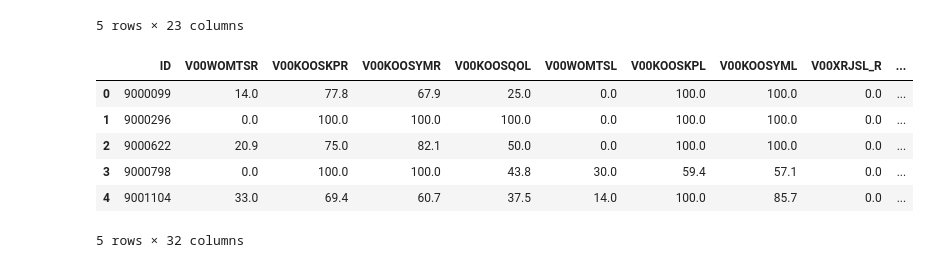
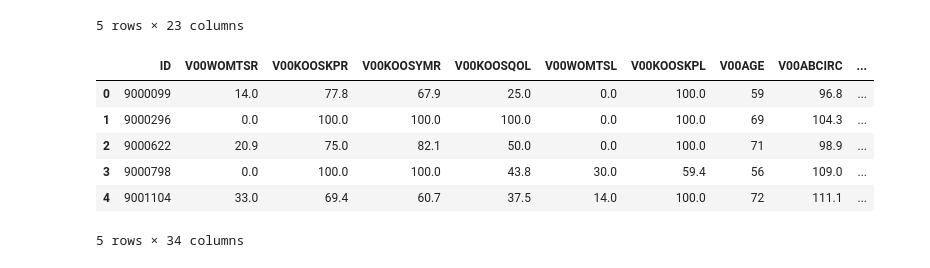
Before and after one commit to ulascanzorer/adlm-knee-osteoarthritis, a Jupyter notebook: inference/tabular.ipynb, the cells around one changed output. Saved outputs shown, nothing was run; the diff lists cells and outputs as text; code cells hidden in the pictures.

Commit message:
new variables

```diff
--- a/inference/tabular.ipynb
+++ b/inference/tabular.ipynb
@@ -18,4 +20,4 @@ df_4 = pd.read_csv(fourth_file_path, sep='|')
 clinical= df.copy()
 clinical2= df_2.copy()
 clinical3= df_3.copy()
-clinical3.head()
+clinical4= bio_df.copy()
@@ -35,12 +29,12 @@ with open('../variables_t.json', 'r') as file:
 columns_to_keep_first= ['ID']
 columns_to_keep_second= ['ID','SIDE']
 columns_to_keep_third= ['id']
-
+columns_to_keep_fourth= ['ID']
 
 # Extract the columns to keep from the allclinicall00 file for the symptoms (WOMAC and KOOS)
 columns_to_keep_first.extend(variables["VARIABLES"]["ALL_R"]["SYMPTOMS"])
-columns_to_keep_first.extend(variables["VARIABLES"]["ALL_L"]["SYMPTOMS"][:3])
-
+columns_to_keep_first.extend(variables["VARIABLES"]["ALL_L"]["SYMPTOMS"][:2])
+columns_to_keep_first.extend(variables["VARIABLES"]["ALL_L"]["BIO"][:2])
 #extract the columns to keep from the kxr_sq_bu00 file for the structure and kl grade
 columns_to_keep_second.extend(variables["VARIABLES"]["ALL_R"]["STRUCTURE"])
 columns_to_keep_second.extend(variables["VARIABLES"]["ALL_R"]["KL_GRADE"])
@@ -49,9 +43,17 @@ columns_to_keep_second.extend(variables["VARIABLES"]["ALL_R"]["KL_GRADE"])
 columns_to_keep_third.extend(variables["VARIABLES"]["ALL_R"]["SURGERY"])
 columns_to_keep_third.extend(variables["VARIABLES"]["ALL_L"]["SURGERY"])
 
+columns_to_keep_fourth.extend(variables["VARIABLES"]["ALL_R"]["BIO"][2:])
 clinical = clinical[columns_to_keep_first]
 clinical2 = clinical2[columns_to_keep_second]
 clinical3 = clinical3[columns_to_keep_third]
+clinical4 = clinical4[columns_to_keep_fourth]
+# %%
+clinical4['P02SEX'] = clinical4['P02SEX'].apply(lambda x: 1 if x == '1: Male' else 2)
+#1 for male patients and 2 for female patients
+# %%
+#abdominal circumference
+clinical['V00ABCIRC'] = clinical['V00ABCIRC'].fillna(clinical['V00ABCIRC'].mean())
 # %%
 #i want for each variable in clinical2 to create two new columns in clinical, one for the right side and one for the left side
 for col in clinical2.columns:
@@ -74,16 +75,16 @@ clinical2.head()
 # %%
 clinical3.rename(columns={'id': 'ID'}, inplace=True)
 #now we can merge the three dataframes on the ID column
-merged_df = clinical.merge(clinical2, on='ID', how='inner').merge(clinical3, on='ID', how='inner')
+merged_df = clinical.merge(clinical2, on='ID', how='inner').merge(clinical3, on='ID', how='inner').merge(clinical4, on='ID', how='inner')
 merged_df.head()
 # %% [output]
-|  | ID | V00WOMTSR | V00KOOSKPR | V00KOOSYMR | V00KOOSQOL | V00WOMTSL | V00KOOSKPL | V00KOOSYML | V00XRJSL_R | ... |
-| 0 | 9000099 | 14.0 | 77.8 | 67.9 | 25.0 | 0.0 | 100.0 | 100.0 | 0.0 | ... |
-| 1 | 9000296 | 0.0 | 100.0 | 100.0 | 100.0 | 0.0 | 100.0 | 100.0 | 0.0 | ... |
-| 2 | 9000622 | 20.9 | 75.0 | 82.1 | 50.0 | 0.0 | 100.0 | 100.0 | 0.0 | ... |
-| 3 | 9000798 | 0.0 | 100.0 | 100.0 | 43.8 | 30.0 | 59.4 | 57.1 | 0.0 | ... |
-| 4 | 9001104 | 33.0 | 69.4 | 60.7 | 37.5 | 14.0 | 100.0 | 85.7 | 0.0 | ... |
+|  | ID | V00WOMTSR | V00KOOSKPR | V00KOOSYMR | V00KOOSQOL | V00WOMTSL | V00KOOSKPL | V00AGE | V00ABCIRC | ... |
+| 0 | 9000099 | 14.0 | 77.8 | 67.9 | 25.0 | 0.0 | 100.0 | 59 | 96.8 | ... |
+| 1 | 9000296 | 0.0 | 100.0 | 100.0 | 100.0 | 0.0 | 100.0 | 69 | 104.3 | ... |
+| 2 | 9000622 | 20.9 | 75.0 | 82.1 | 50.0 | 0.0 | 100.0 | 71 | 98.9 | ... |
+| 3 | 9000798 | 0.0 | 100.0 | 100.0 | 43.8 | 30.0 | 59.4 | 56 | 109.0 | ... |
+| 4 | 9001104 | 33.0 | 69.4 | 60.7 | 37.5 | 14.0 | 100.0 | 72 | 111.1 | ... |
-5 rows × 32 columns
+5 rows × 34 columns
 # %%
 #i want 0 for Missing Form/Incomplete Workbook and 1 for everything else
 merged_df['V99ELKVSAF'] = merged_df['V99ELKVSAF'].apply(lambda x: 0 if x == '.: Missing Form/Incomplete Workbook' else 1)
```
Also changed, not shown: parts of 6 cells of this notebook, 3 other files.
